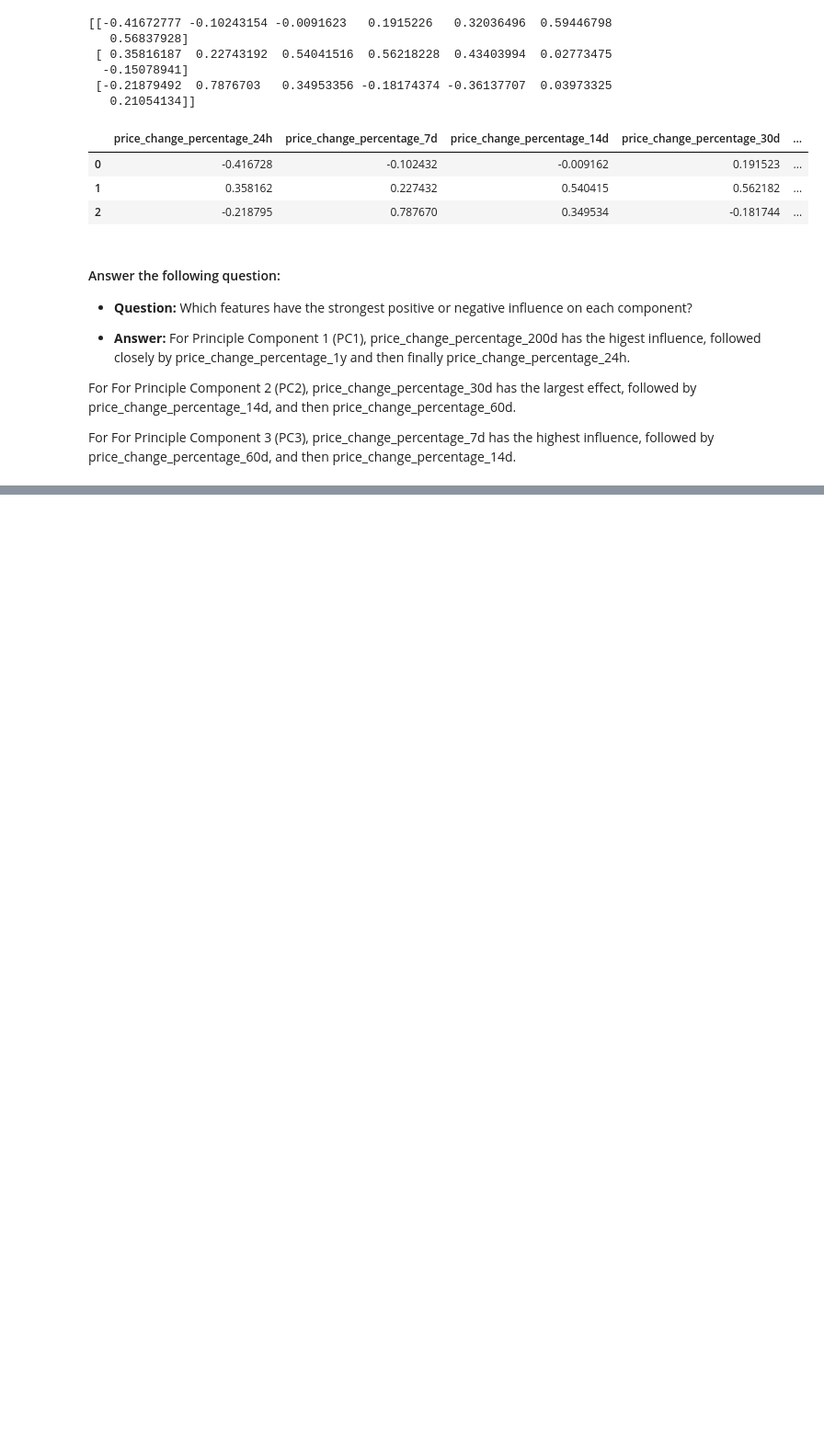
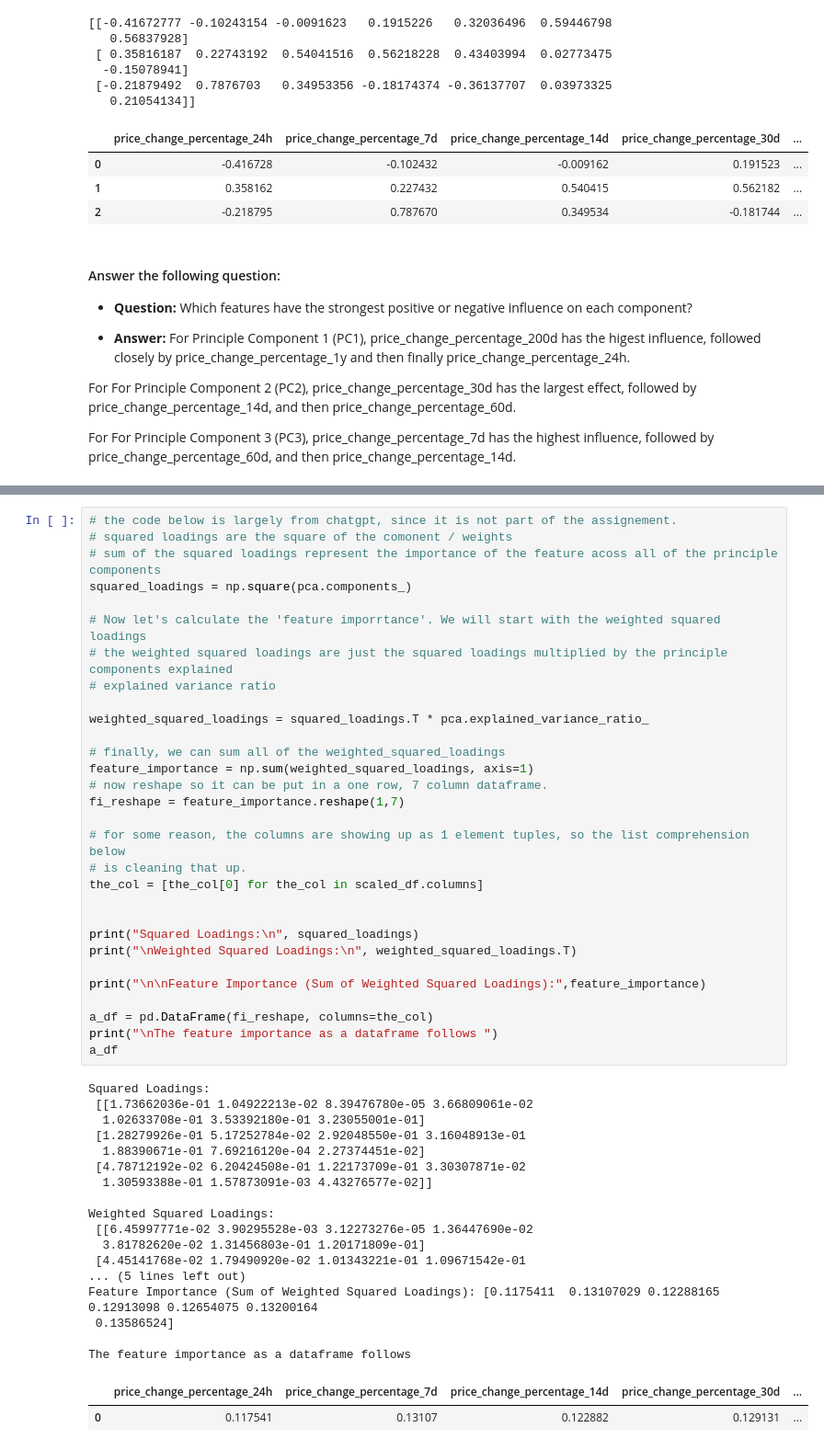
Before and after one commit to DougInVentura/CryptoClustering, a Jupyter notebook: Crypto_Clustering_starter_code.ipynb, the cells around one changed output, grey strips where cells are left out. Shown at 92% size. Drawn from its saved outputs; the diff is of its cells as text; blank space fills up the shorter version.

```diff
--- a/Crypto_Clustering_starter_code.ipynb
+++ b/Crypto_Clustering_starter_code.ipynb
@@ -389,0 +388,50 @@ For For Principle Component 3 (PC3), price_change_percentage_7d has the highest
+# %%
+# the code below is largely from chatgpt, since it is not part of the assignement.
+# squared loadings are the square of the comonent / weights
+# sum of the squared loadings represent the importance of the feature acoss all of the principle components
+squared_loadings = np.square(pca.components_)
+
+# Now let's calculate the 'feature imporrtance'. We will start with the weighted squared loadings
+# the weighted squared loadings are just the squared loadings multiplied by the principle components explained
+# explained variance ratio
+
+weighted_squared_loadings = squared_loadings.T * pca.explained_variance_ratio_
+
+# finally, we can sum all of the weighted_squared_loadings
+feature_importance = np.sum(weighted_squared_loadings, axis=1)
+# now reshape so it can be put in a one row, 7 column dataframe.
+fi_reshape = feature_importance.reshape(1,7)
+
+# for some reason, the columns are showing up as 1 element tuples, so the list comprehension below
+# is cleaning that up.
+the_col = [the_col[0] for the_col in scaled_df.columns]
+
+
+print("Squared Loadings:\n", squared_loadings)
+print("\nWeighted Squared Loadings:\n", weighted_squared_loadings.T)
+
+print("\n\nFeature Importance (Sum of Weighted Squared Loadings):",feature_importance)
+
+a_df = pd.DataFrame(fi_reshape, columns=the_col)
+print("\nThe feature importance as a dataframe follows ")
+a_df
+# %% [output]
+Squared Loadings:
+ [[1.73662036e-01 1.04922213e-02 8.39476780e-05 3.66809061e-02
+  1.02633708e-01 3.53392180e-01 3.23055001e-01]
+ [1.28279926e-01 5.17252784e-02 2.92048550e-01 3.16048913e-01
+  1.88390671e-01 7.69216120e-04 2.27374451e-02]
+ [4.78712192e-02 6.20424508e-01 1.22173709e-01 3.30307871e-02
+  1.30593388e-01 1.57873091e-03 4.43276577e-02]]
+
+Weighted Squared Loadings:
+ [[6.45997771e-02 3.90295528e-03 3.12273276e-05 1.36447690e-02
+  3.81782620e-02 1.31456803e-01 1.20171809e-01]
+ [4.45141768e-02 1.79490920e-02 1.01343221e-01 1.09671542e-01
+... (5 lines left out)
+Feature Importance (Sum of Weighted Squared Loadings): [0.1175411  0.13107029 0.12288165 0.12913098 0.12654075 0.13200164
+ 0.13586524]
+
+The feature importance as a dataframe follows
+|  | price_change_percentage_24h | price_change_percentage_7d | price_change_percentage_14d | price_change_percentage_30d | ... |
+| 0 | 0.117541 | 0.13107 | 0.122882 | 0.129131 | ... |
```
Also changed, not shown: parts of 8 cells of this notebook.
